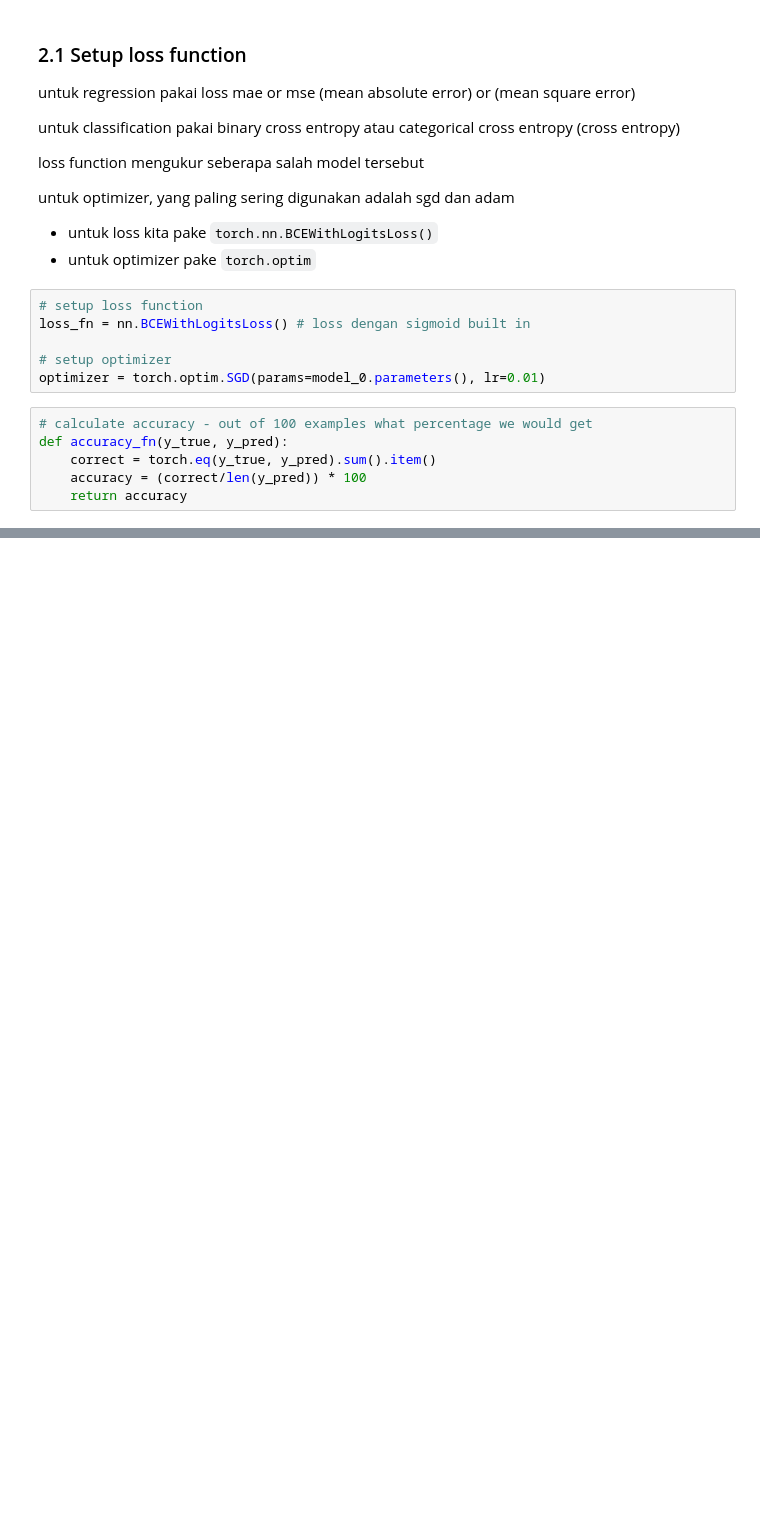
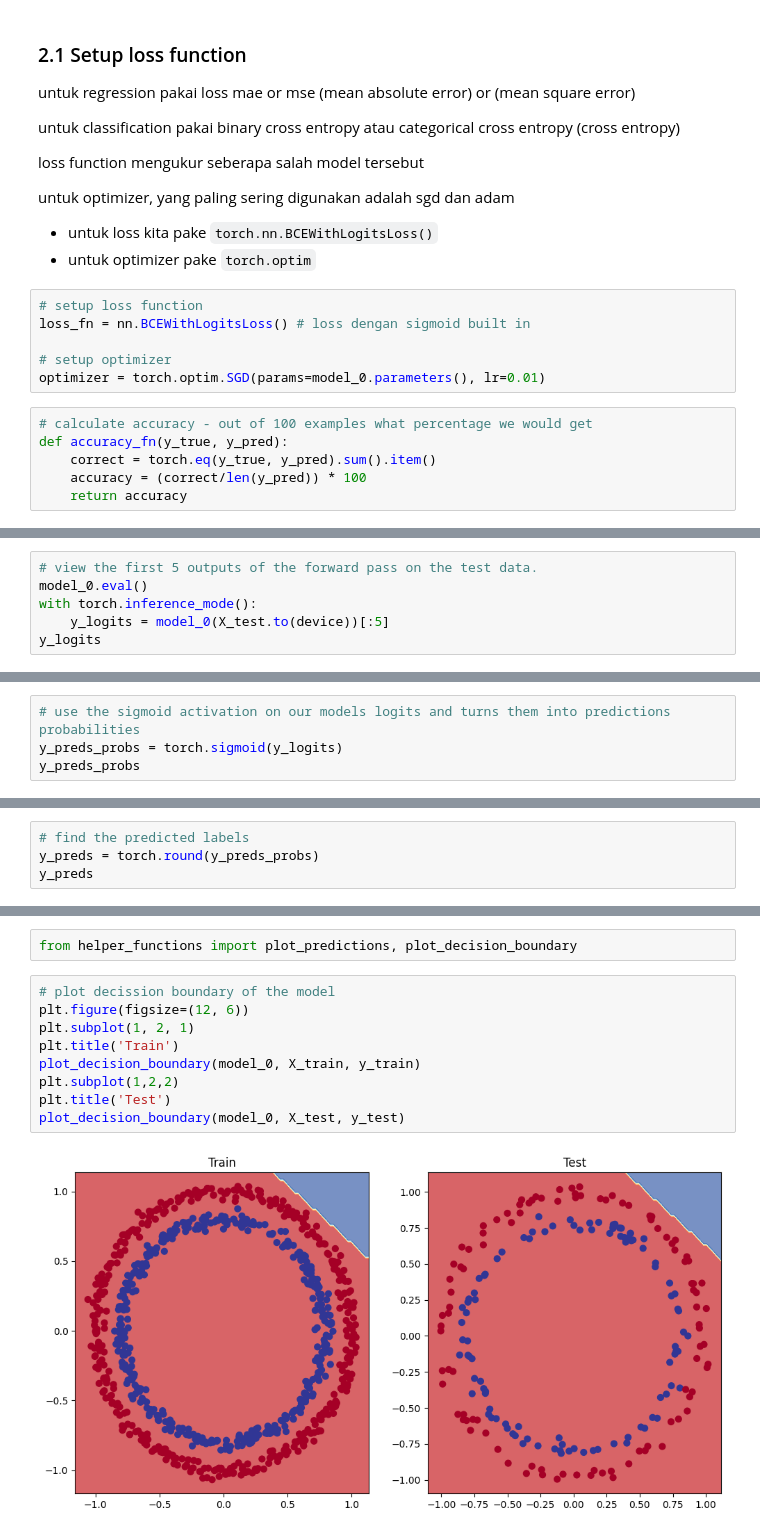
Before and after one commit to Cleign1/ZTM_Pytorch, a Jupyter notebook: 02_pytorch_Neural_network_Classification.ipynb, the cells around one changed output, grey strips where cells are left out. Drawn from its saved outputs; the diff is of its cells as text; blank space fills up the shorter version.

```diff
--- a/02_pytorch_Neural_network_Classification.ipynb
+++ b/02_pytorch_Neural_network_Classification.ipynb
@@ -248,0 +266,6 @@ def accuracy_fn(y_true, y_pred):
+# %%
+# view the first 5 outputs of the forward pass on the test data.
+model_0.eval()
+with torch.inference_mode():
+    y_logits = model_0(X_test.to(device))[:5]
+y_logits
@@ -248,0 +278,4 @@ def accuracy_fn(y_true, y_pred):
+# %%
+# use the sigmoid activation on our models logits and turns them into predictions probabilities
+y_preds_probs = torch.sigmoid(y_logits)
+y_preds_probs
@@ -248,0 +288,4 @@ def accuracy_fn(y_true, y_pred):
+# %%
+# find the predicted labels
+y_preds = torch.round(y_preds_probs)
+y_preds
@@ -248,0 +393,13 @@ def accuracy_fn(y_true, y_pred):
+# %%
+from helper_functions import plot_predictions, plot_decision_boundary
+# %%
+# plot decission boundary of the model
+plt.figure(figsize=(12, 6))
+plt.subplot(1, 2, 1)
+plt.title('Train')
+plot_decision_boundary(model_0, X_train, y_train)
+plt.subplot(1,2,2)
+plt.title('Test')
+plot_decision_boundary(model_0, X_test, y_test)
+# %% [output]
+[figure, added]
```
Also changed, not shown: parts of 12 cells of this notebook.
